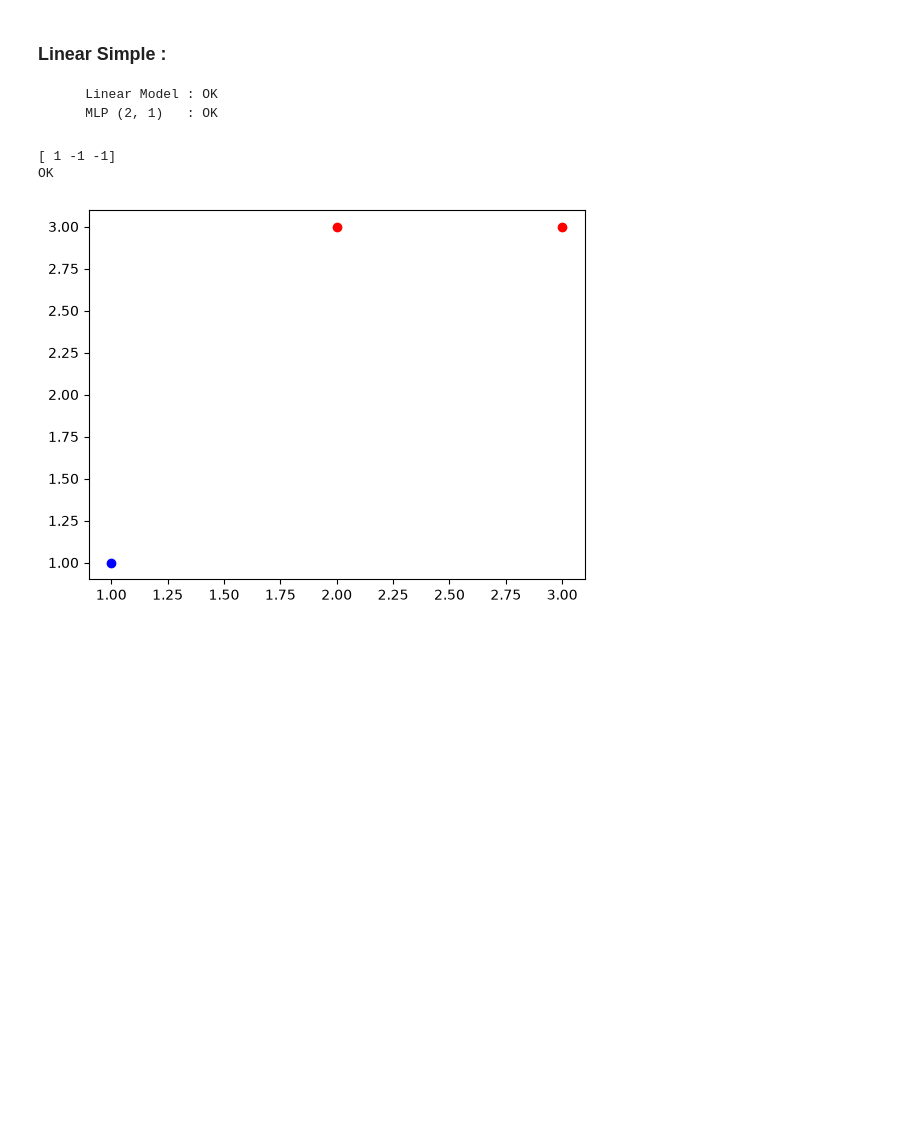
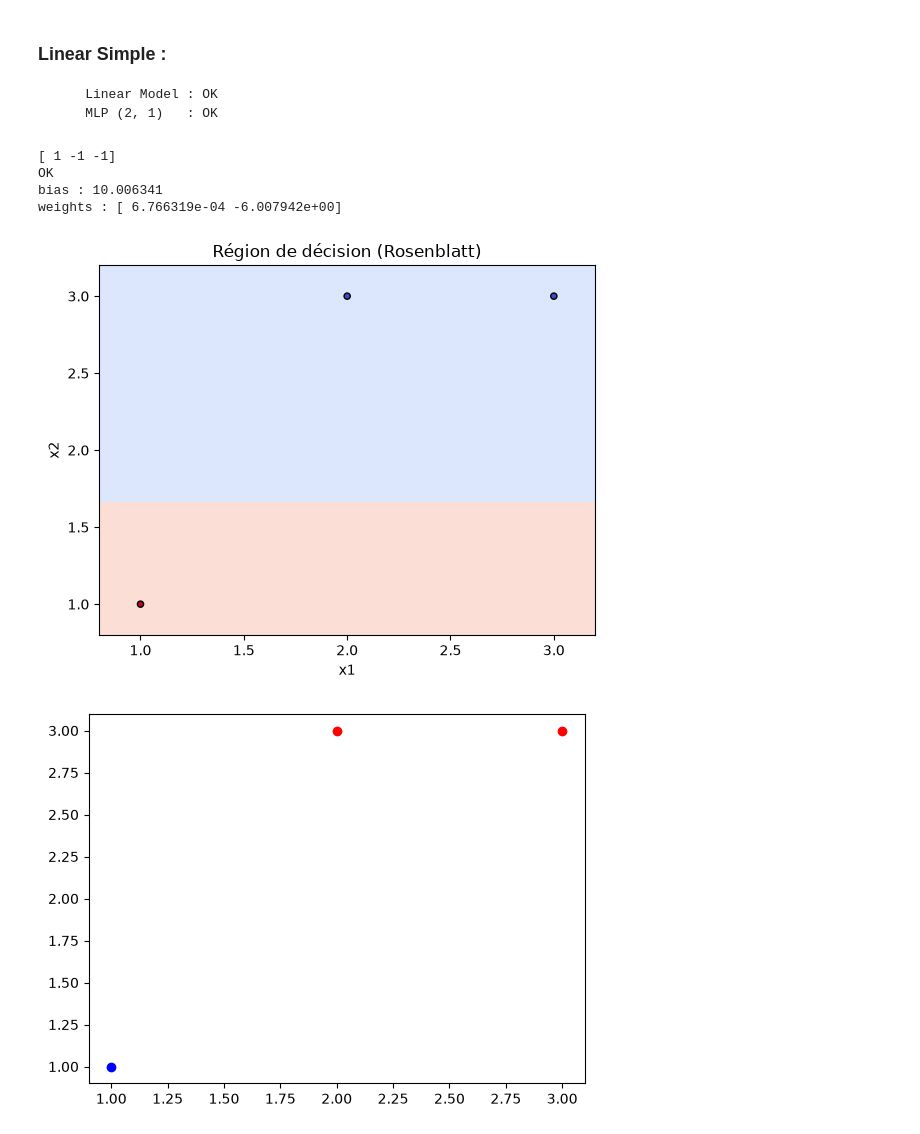
Before and after one commit to sangeric/projet_annuel_IABD, a Jupyter notebook: python_client/test_case.ipynb, the cells around one changed output. Saved outputs shown, nothing was run; the diff lists cells and outputs as text; code cells hidden in the pictures; blank space fills up the shorter version.

```diff
--- a/python_client/test_case.ipynb
+++ b/python_client/test_case.ipynb
@@ -10,4 +3,5 @@ C:\Users\erics\OneDrive\Bureau\Cursus\3e_ESGI\s2\PA\projet_annuel\projet_annuel_
 # %%
+import matplotlib.pyplot as plt
 import os
 import numpy as np
 from cffi import FFI
@@ -37,6 +31,10 @@ ffi.cdef("""
         size_t cols
     );
 
+    float* get_weights_rosenblatt(
+        void* rosenblatt
+    );
+
     typedef struct {
         float* data;
         size_t rows;
@@ -56,6 +54,12 @@ ffi.cdef("""
 """, override=True)
 dll_path = os.path.abspath("../felidae_classifier/target/debug/felidae_classifier.dll")
 lib = ffi.dlopen(dll_path)
+
+def score(features, w, b):
+    total = b
+    for i in range(len(w)):
+        total = total + w[i] * features[i]
+    return total
 # %% [markdown]
 # Cas de tests, rendu 2
 # %% [markdown]
@@ -91,33 +95,70 @@ Y_ptr = ffi.from_buffer("int[]", Y)
 lib.train_rosenblatt(
     rosenblatt,
     X_ptr,
     X.shape[0],
     X.shape[1],
     Y_ptr,
     Y.shape[0],
     1000
 )
 
 linear_test = lib.predict_rosenblatt(
     rosenblatt,
     X_ptr,
     X.shape[0],
     X.shape[1]
 )
 
 pred_linear = np.frombuffer(
     ffi.buffer(linear_test, X.shape[0] * ffi.sizeof("float")),
     dtype = np.float32
 )
 pred_linear = np.where(pred_linear > 0, 1, -1)
 print(pred_linear)
 if np.array_equal(pred_linear, Y):
     print("OK")
 else:
     print("KO")
+
+
+
+n_features = X.shape[1]
+
+weights_ptr = lib.get_weights_rosenblatt(rosenblatt)
+weights_buffer = np.frombuffer(
+    ffi.buffer(weights_ptr, (n_features + 1) * ffi.sizeof("float")),
+    dtype=np.float32
+)
+
+bias_weight = weights_buffer[0]
+w = weights_buffer[1:]
+
+print("bias :", bias_weight)
+print("weights :", w)
+
+
+x_min, x_max = X[:, 0].min() - 0.2, X[:, 0].max() + 0.2
+y_min, y_max = X[:, 1].min() - 0.2, X[:, 1].max() + 0.2
+xx, yy = np.meshgrid(
+    np.linspace(x_min, x_max, 300),
+    np.linspace(y_min, y_max, 300)
+)
+
+Z = score([xx, yy], w, bias_weight)
+Z = np.where(Z > 0, 1, -1)
+
+plt.contourf(xx, yy, Z, alpha=0.3, cmap="coolwarm", levels=[-1.5, 0, 1.5])
+plt.scatter(X[:, 0], X[:, 1], c=Y, cmap="coolwarm", edgecolors="k", s=20)
+plt.xlabel("x1")
+plt.ylabel("x2")
+plt.title("Région de décision (Rosenblatt)")
+plt.show()
 # %% [output]
 [ 1 -1 -1]
 OK
+bias : 10.006341
+weights : [ 6.766319e-04 -6.007942e+00]
+[figure, added]
 # %%
 plt.scatter(X[0, 0], X[0, 1], color='blue')
 plt.scatter(X[1:3,0], X[1:3,1], color='red')
```
Also changed, not shown: parts of 18 cells of this notebook, 7 other files.
